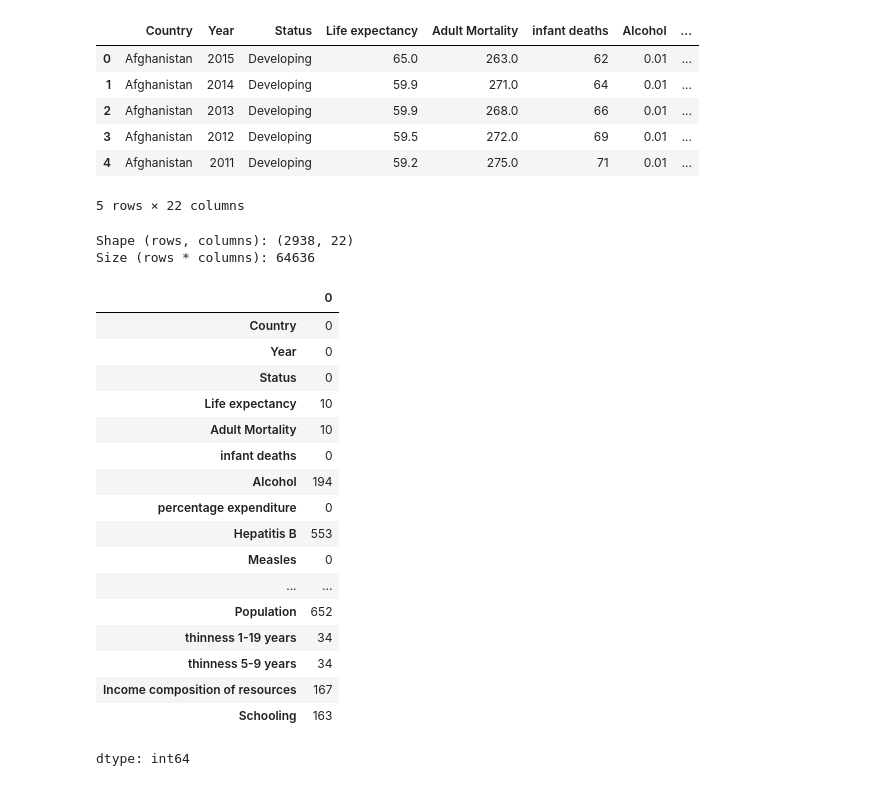
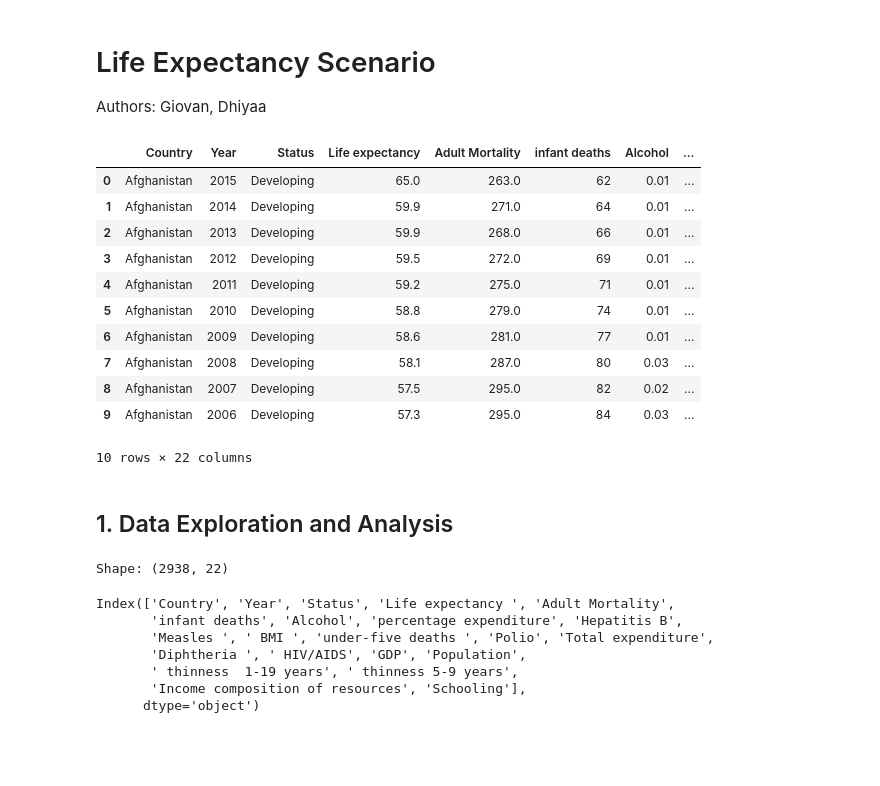
Before and after one commit to Gecervantes01/life-expectancy, a Jupyter notebook: LifeExpectancy.ipynb, the cells around one changed output. Drawn from its saved outputs; the diff is of its cells as text; code cells hidden in the pictures; blank space fills up the shorter version.

```diff
--- a/LifeExpectancy.ipynb
+++ b/LifeExpectancy.ipynb
@@ -1,42 +1,28 @@
+# %% [markdown]
+# Life Expectancy Scenario
+Authors: Giovan, Dhiyaa
 # %%
+# Using pandas to turn the dataset into a dataframe
+# and matplotlib for plotting the data
 import pandas as pd
 import matplotlib.pyplot as plt
 
+# Reading in the dataset
 df = pd.read_csv('Life Expectancy Data.csv')
 
-# to confirm the data is loaded in properly
-df.head()
+# Display the first 10 rows to ensure the data is loaded properly,
+# and to see what we're working with.
+df.head(10)
 # %% [output]
 |  | Country | Year | Status | Life expectancy | Adult Mortality | infant deaths | Alcohol | ... |
 | 0 | Afghanistan | 2015 | Developing | 65.0 | 263.0 | 62 | 0.01 | ... |
 | 1 | Afghanistan | 2014 | Developing | 59.9 | 271.0 | 64 | 0.01 | ... |
 | 2 | Afghanistan | 2013 | Developing | 59.9 | 268.0 | 66 | 0.01 | ... |
 | 3 | Afghanistan | 2012 | Developing | 59.5 | 272.0 | 69 | 0.01 | ... |
 | 4 | Afghanistan | 2011 | Developing | 59.2 | 275.0 | 71 | 0.01 | ... |
+| 5 | Afghanistan | 2010 | Developing | 58.8 | 279.0 | 74 | 0.01 | ... |
+| 6 | Afghanistan | 2009 | Developing | 58.6 | 281.0 | 77 | 0.01 | ... |
+| 7 | Afghanistan | 2008 | Developing | 58.1 | 287.0 | 80 | 0.03 | ... |
+| 8 | Afghanistan | 2007 | Developing | 57.5 | 295.0 | 82 | 0.02 | ... |
+| 9 | Afghanistan | 2006 | Developing | 57.3 | 295.0 | 84 | 0.03 | ... |
-5 rows × 22 columns
+10 rows × 22 columns
-# %%
-print(f"Shape (rows, columns): {df.shape}")
-print(f"Size (rows * columns): {df.size}")
-
-df.isnull().sum()
-# %% [output]
-Shape (rows, columns): (2938, 22)
-Size (rows * columns): 64636
-|  | 0 |
-| Country | 0 |
-| Year | 0 |
-| Status | 0 |
-| Life expectancy | 10 |
-| Adult Mortality | 10 |
-| infant deaths | 0 |
-| Alcohol | 194 |
-| percentage expenditure | 0 |
-| Hepatitis B | 553 |
-| Measles | 0 |
-| ... | ... |
-| Population | 652 |
-| thinness 1-19 years | 34 |
-| thinness 5-9 years | 34 |
-| Income composition of resources | 167 |
-| Schooling | 163 |
-dtype: int64
@@ -44,0 +29,17 @@ df = df.drop(['Population', 'Hepatitis B', 'GDP', 'percentage expenditure', 'Inc
+# %% [markdown]
+## 1. Data Exploration and Analysis
+# %%
+# Looking at the shape of our data (number of rows and columns)
+print(f"Shape: {df.shape}")
+
+# Viewing all columns
+df.columns
+# %% [output]
+Shape: (2938, 22)
+Index(['Country', 'Year', 'Status', 'Life expectancy ', 'Adult Mortality',
+       'infant deaths', 'Alcohol', 'percentage expenditure', 'Hepatitis B',
+       'Measles ', ' BMI ', 'under-five deaths ', 'Polio', 'Total expenditure',
+       'Diphtheria ', ' HIV/AIDS', 'GDP', 'Population',
+       ' thinness  1-19 years', ' thinness 5-9 years',
+       'Income composition of resources', 'Schooling'],
+      dtype='object')
```
Also changed, not shown: parts of 12 cells of this notebook.
